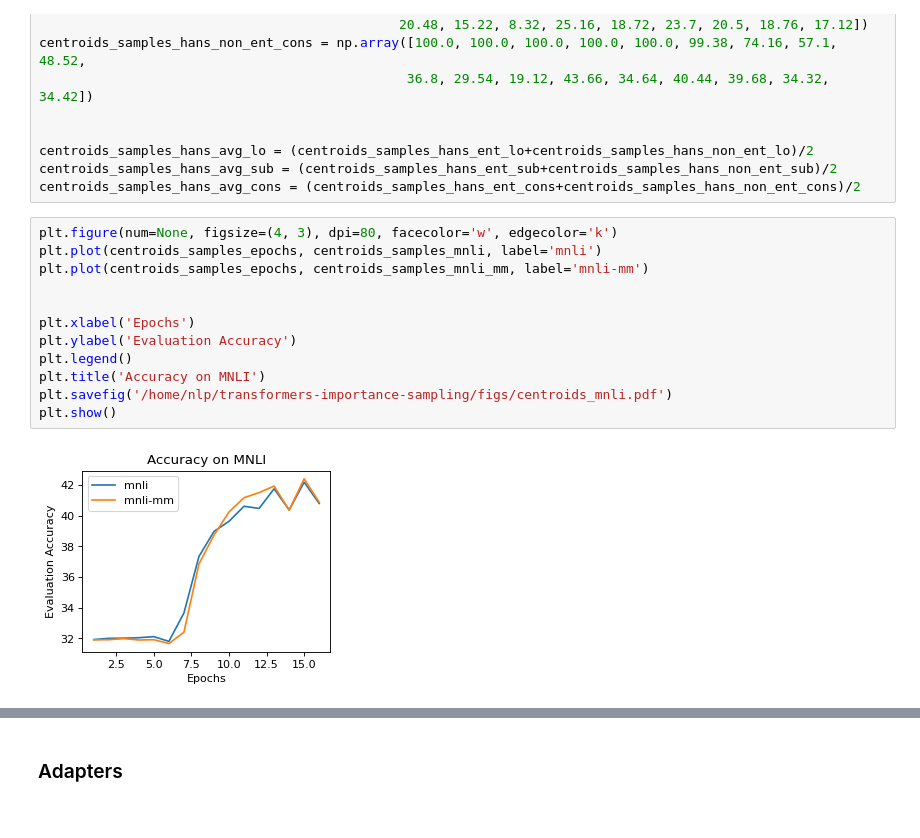
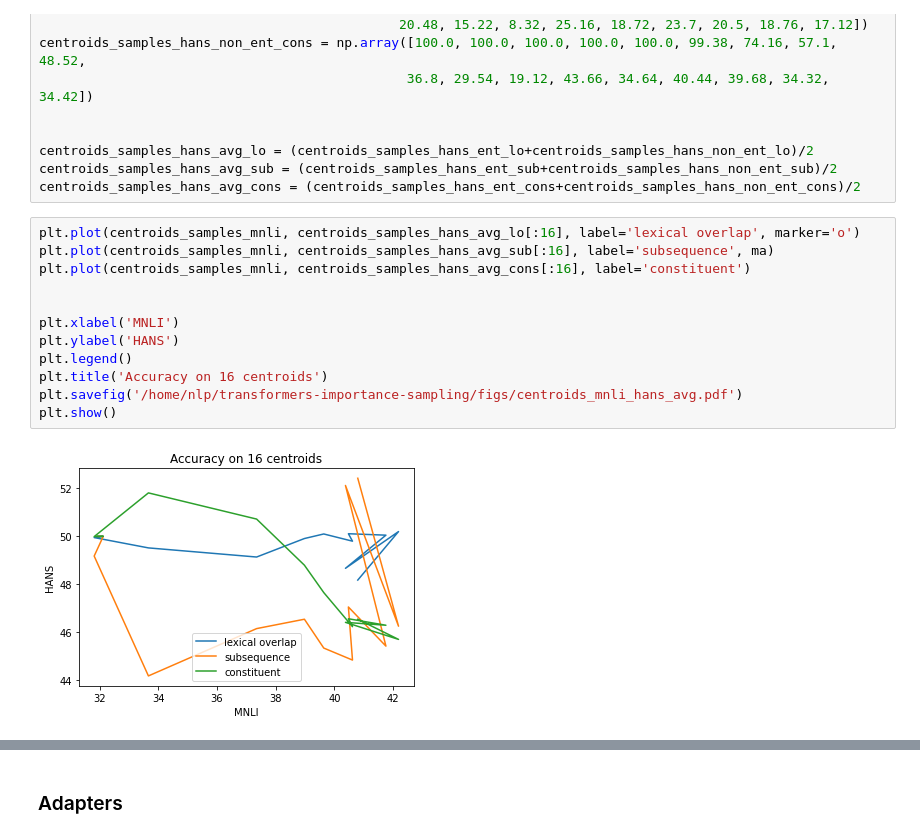
Before and after one commit to prajjwal1/generalize_lm_nli, a Jupyter notebook: nbs/graph_plots_paper.ipynb, the cells around one changed output, grey strips where cells are left out. Drawn from its saved outputs; the diff is of its cells as text.

```diff
--- a/nbs/graph_plots_paper.ipynb
+++ b/nbs/graph_plots_paper.ipynb
@@ -385,16 +338,16 @@ centroids_samples_hans_avg_lo = (centroids_samples_hans_ent_lo+centroids_samples
 centroids_samples_hans_avg_sub = (centroids_samples_hans_ent_sub+centroids_samples_hans_non_ent_sub)/2
 centroids_samples_hans_avg_cons = (centroids_samples_hans_ent_cons+centroids_samples_hans_non_ent_cons)/2
 # %%
-plt.figure(num=None, figsize=(4, 3), dpi=80, facecolor='w', edgecolor='k')
-plt.plot(centroids_samples_epochs, centroids_samples_mnli, label='mnli')
-plt.plot(centroids_samples_epochs, centroids_samples_mnli_mm, label='mnli-mm')
+plt.plot(centroids_samples_mnli, centroids_samples_hans_avg_lo[:16], label='lexical overlap', marker='o')
+plt.plot(centroids_samples_mnli, centroids_samples_hans_avg_sub[:16], label='subsequence', ma)
+plt.plot(centroids_samples_mnli, centroids_samples_hans_avg_cons[:16], label='constituent')
 
 
-plt.xlabel('Epochs')
-plt.ylabel('Evaluation Accuracy')
+plt.xlabel('MNLI')
+plt.ylabel('HANS')
 plt.legend()
-plt.title('Accuracy on MNLI')
-plt.savefig('/home/nlp/transformers-importance-sampling/figs/centroids_mnli.pdf')
+plt.title('Accuracy on 16 centroids')
+plt.savefig('/home/nlp/transformers-importance-sampling/figs/centroids_mnli_hans_avg.pdf')
 plt.show()
 # %% [output]
-[figure, old version]
+[figure, new version]
```
Also changed, not shown: parts of 54 cells of this notebook, 10 other files.
